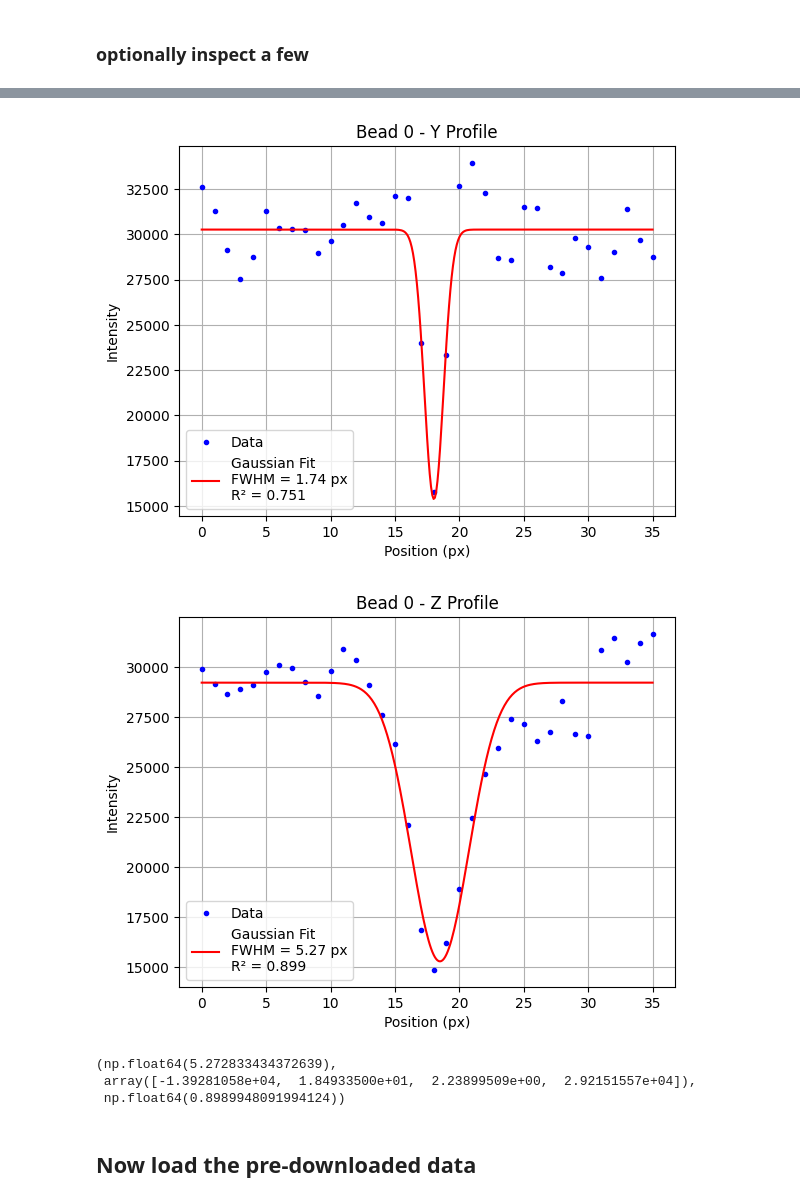
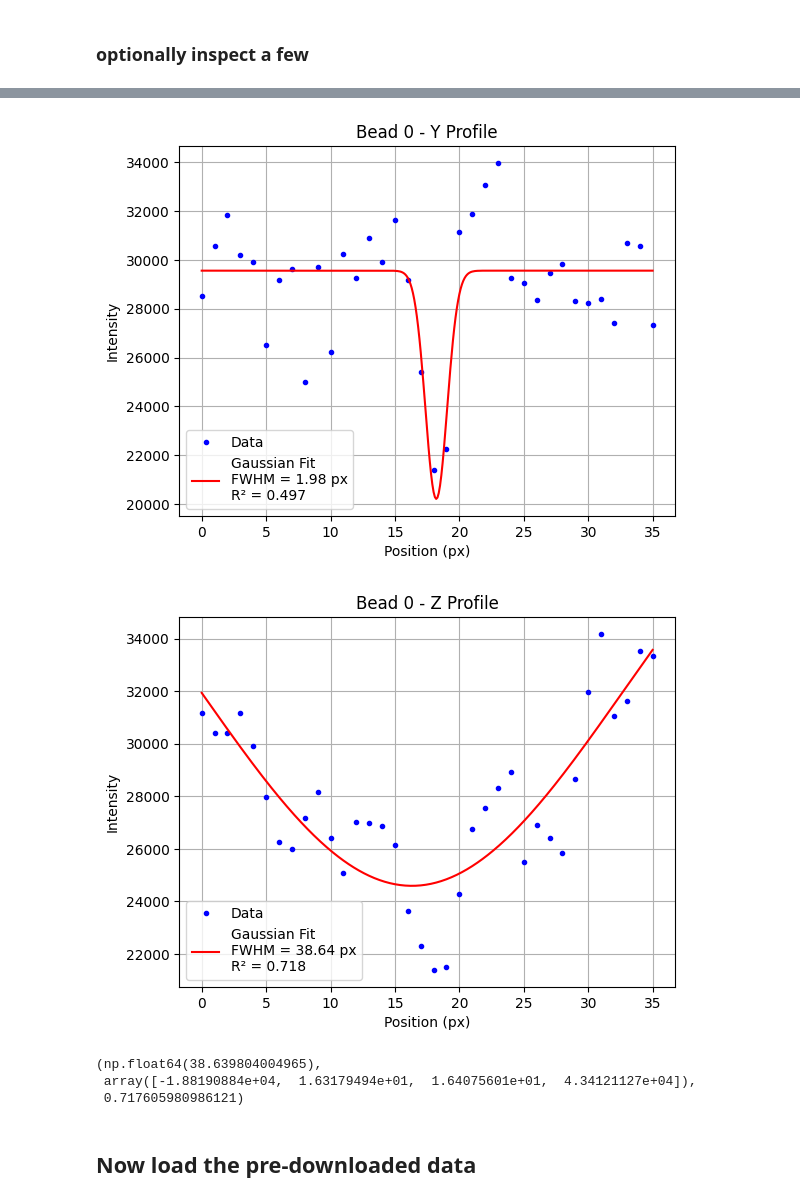
Before and after one commit to kuan-lab/tem-tomo, a Jupyter notebook: bead_resolution/250614_bead_res.ipynb, the cells around one changed output, grey strips where cells are left out. Saved outputs shown, nothing was run; the diff lists cells and outputs as text; code cells hidden in the pictures.

Commit message:
updates to bead fitting

```diff
--- a/bead_resolution/250614_bead_res.ipynb
+++ b/bead_resolution/250614_bead_res.ipynb
@@ -141,6 +139,6 @@ Using layer: 11_lim15_tomo10a_16bit.tif
 # %%
 # Pick a subvolume
-vol = subvolumes[1]
+vol = subvolumes[28]
 z, y, x = vol.shape
 
 profile_z = vol[:, y//2, x//2]
@@ -148,7 +146,7 @@ profile_y = vol[z//2, :, x//2]
 profile_x = vol[z//2, y//2, :]
 
 # Fit and plot
-utils.fit_gaussian_and_compute_fwhm(profile_x, linewidth = 2, plot_fit=True, title="Bead 0 - X Profile")
-utils.fit_gaussian_and_compute_fwhm(profile_y, linewidth = 2, plot_fit=True, title="Bead 0 - Y Profile")
-utils.fit_gaussian_and_compute_fwhm(profile_z, linewidth = 2, plot_fit=True, title="Bead 0 - Z Profile")
+utils.fit_gaussian_and_compute_fwhm(profile_x, linewidth = 1, plot_fit=True, title="Bead 0 - X Profile")
+utils.fit_gaussian_and_compute_fwhm(profile_y, linewidth = 1, plot_fit=True, title="Bead 0 - Y Profile")
+utils.fit_gaussian_and_compute_fwhm(profile_z, linewidth = 1, plot_fit=True, title="Bead 0 - Z Profile")
 # %% [output]
@@ -156,8 +154,8 @@ utils.fit_gaussian_and_compute_fwhm(profile_z, linewidth = 2, plot_fit=True, tit
-[figure, old version]
+[figure, new version]
-[figure, old version]
+[figure, new version]
-(np.float64(5.272833434372639),
- array([-1.39281058e+04,  1.84933500e+01,  2.23899509e+00,  2.92151557e+04]),
- np.float64(0.8989948091994124))
+(np.float64(38.639804004965),
+ array([-1.88190884e+04,  1.63179494e+01,  1.64075601e+01,  4.34121127e+04]),
+ 0.717605980986121)
 # %% [markdown]
 ## Now load the pre-downloaded data
 # %%
```
Also changed, not shown: parts of 13 cells of this notebook, 3 other files.
